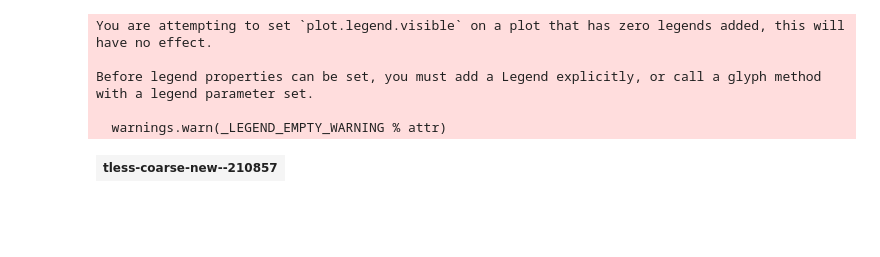
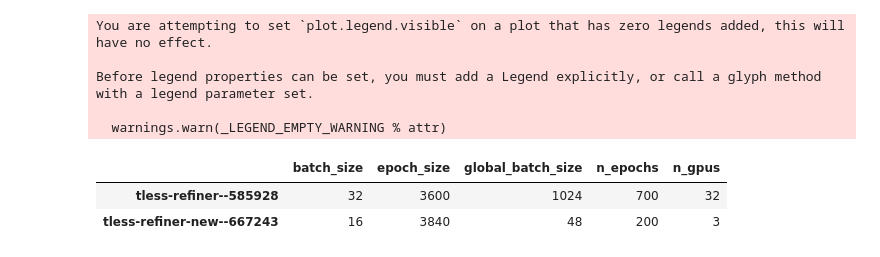
Before and after one commit to MikaYeghi/cosypose, a Jupyter notebook: paper_training_logs.ipynb, the cells around one changed output. Saved outputs shown, nothing was run; the diff lists cells and outputs as text; code cells hidden in the pictures; blank space fills up the shorter version.

```diff
--- a/paper_training_logs.ipynb
+++ b/paper_training_logs.ipynb
@@ -12,44 +13,38 @@ Setting OMP and MKL num threads to 1.
 # T-LESS
 run_ids = [
     # 'tless-coarse--10219',
-    # 'tless-refiner--585928',
-    # 'tless-coarse-new--85295',
-    # 'tless-refiner-new--914693',
-    'tless-coarse-new--210857',
-    # 'tless-refiner-new--156077',
-    # 'tless-coarse-new--210857-object25-without-MSE',
-    # 'tless-refiner-new--156077-object25-without-MSE',
-    # 'tless-coarse-new--210857-object25-with-MSE',
-    # 'tless-refiner-new--156077-object25-with-MSE',
-    # 'tless-coarse-new--210857-object25-rough',
-    # 'tless-refiner-new--156077-object25-rough'
+    'tless-refiner--585928',
+    # 'tless-coarse-new--521298',
+    'tless-refiner-new--667243'
 ]
 plotter = Plotter(log_dir)
 plotter.load_logs(run_ids)
 # results = plotter.log_dicts['tless-coarse-new--85295']['train_loss_total']
 # with open(os.path.join(path, 'tless-coarse--10219'))
 
 plotter.plot_train_fields(['train_loss_TCO', 'val_loss_TCO'], semilogy=True, title='TCO')
 
 plotter.plot_eval_field('pix2pose_detections/coarse/iteration=1/ADD-S/0.1d',
                         title='ADD-S/0.1d', y_range=[0.0, 0.9], new_row=True)
 
 plotter.plot_eval_field('pix2pose_coarse/refiner/iteration=1/ADD-S/0.1d', datasets='auto',
                         title='ADD-S/0.1d', y_range=[0.0, 0.9], new_row=False)
 
 
 plotter.plot_train_fields(['grad_norm', ], semilogy=True, title='grad', new_row=True)
 
 plotter.plot_train_fields(['learning_rate'], semilogy=False, title='lr', new_row=True)
 plotter.plot_train_fields(['time_forward', 'time_backward', 'time_data'], title='time')
 
 plotter.show_configs()
 plotter.show()
 # %% [output]
 [interactive output not drawn]
 You are attempting to set `plot.legend.visible` on a plot that has zero legends added, this will have no effect.
 
 Before legend properties can be set, you must add a Legend explicitly, or call a glyph method with a legend parameter set.
 
   warnings.warn(_LEGEND_EMPTY_WARNING % attr)
-| tless-coarse-new--210857 |
+|  | batch_size | epoch_size | global_batch_size | n_epochs | n_gpus |
+| tless-refiner--585928 | 32 | 3600 | 1024 | 700 | 32 |
+| tless-refiner-new--667243 | 16 | 3840 | 48 | 200 | 3 |
```
Also changed, not shown: parts of 2 cells of this notebook, 11 other files.
